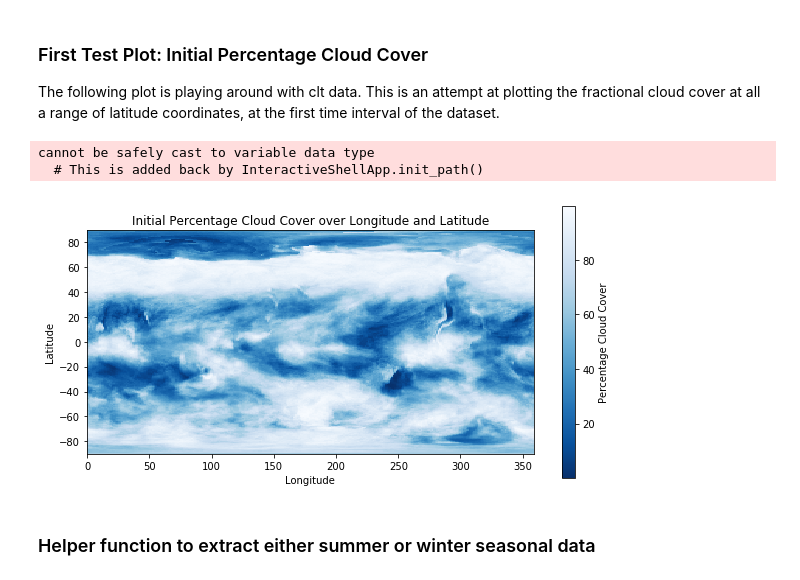
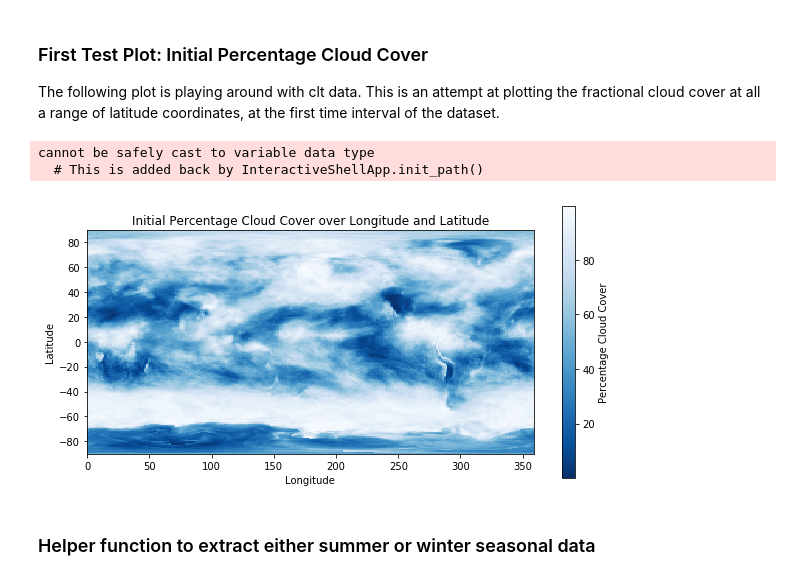
Before and after one commit to maddiebeagley/Climate-Modelling-Lab, a Jupyter notebook: 390Lab.ipynb, the cells around one changed output. Saved outputs shown, nothing was run; the diff lists cells and outputs as text; code cells hidden in the pictures.

```diff
--- a/390Lab.ipynb
+++ b/390Lab.ipynb
@@ -84,27 +84,27 @@ The following plot is playing around with clt data. This is an attempt at plotti
 # %%
 # Plot the percentage cloud cover over longitude and latitude at the first time interval
 time_interval = 100
 
 lon_max = max(clt_data.variables['lon'][:])
 lon_min = min(clt_data.variables['lon'][:])
 lat_max = max(clt_data.variables['lat'][:])
 lat_min = min(clt_data.variables['lat'][:])
 
 # Since cloud cover is collected at linearly separated long, lat coords can approximate with this plot
 plt.figure(figsize=(FIG_WIDTH, FIG_HEIGHT))
-color_map = plt.imshow(clt_data.variables['cltcalipso'][time_interval], interpolation='nearest',
+color_map = plt.imshow(clt_data.variables['cltcalipso'][time_interval][::-1], interpolation='nearest',
                        extent=[lon_min, lon_max, lat_min, lat_max])
 
 color_map.set_cmap("Blues_r")
 plt.title("Initial Percentage Cloud Cover over Longitude and Latitude")
 plt.xlabel("Longitude")
 plt.ylabel("Latitude")
 cbar = plt.colorbar()
 cbar.set_label("Percentage Cloud Cover")
 # %% [output]
 cannot be safely cast to variable data type
   # This is added back by InteractiveShellApp.init_path()
-[figure, old version]
+[figure, new version]
 # %% [markdown]
 ### Helper function to extract either summer or winter seasonal data
 # %%
```
Also changed, not shown: parts of 10 cells of this notebook.
